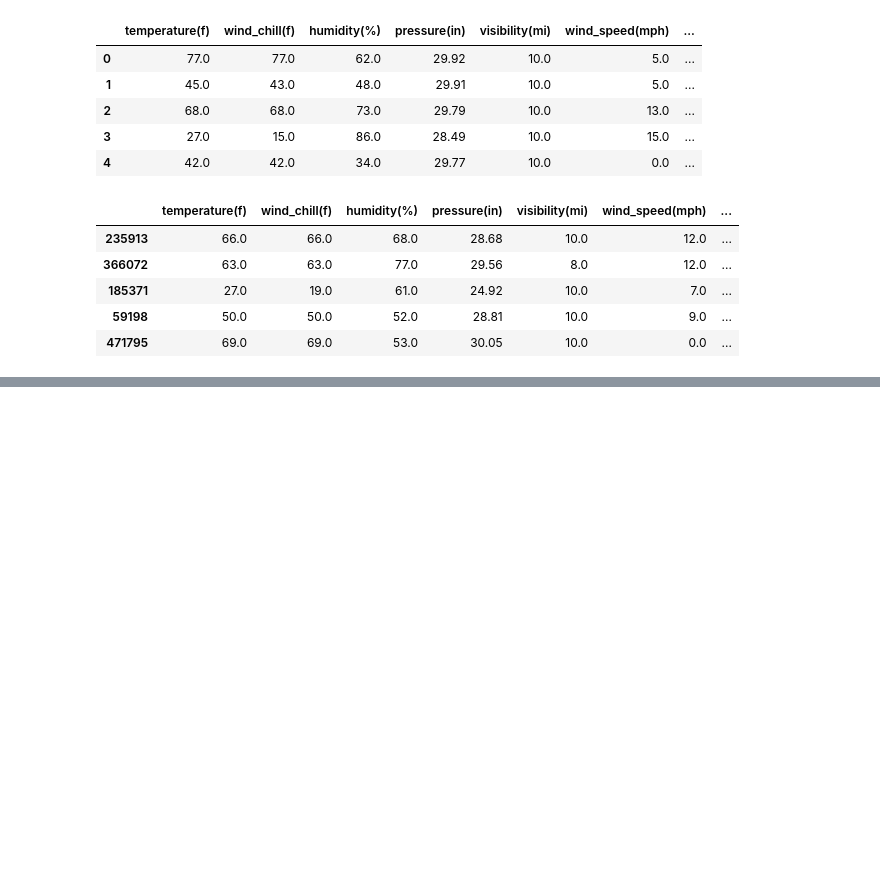
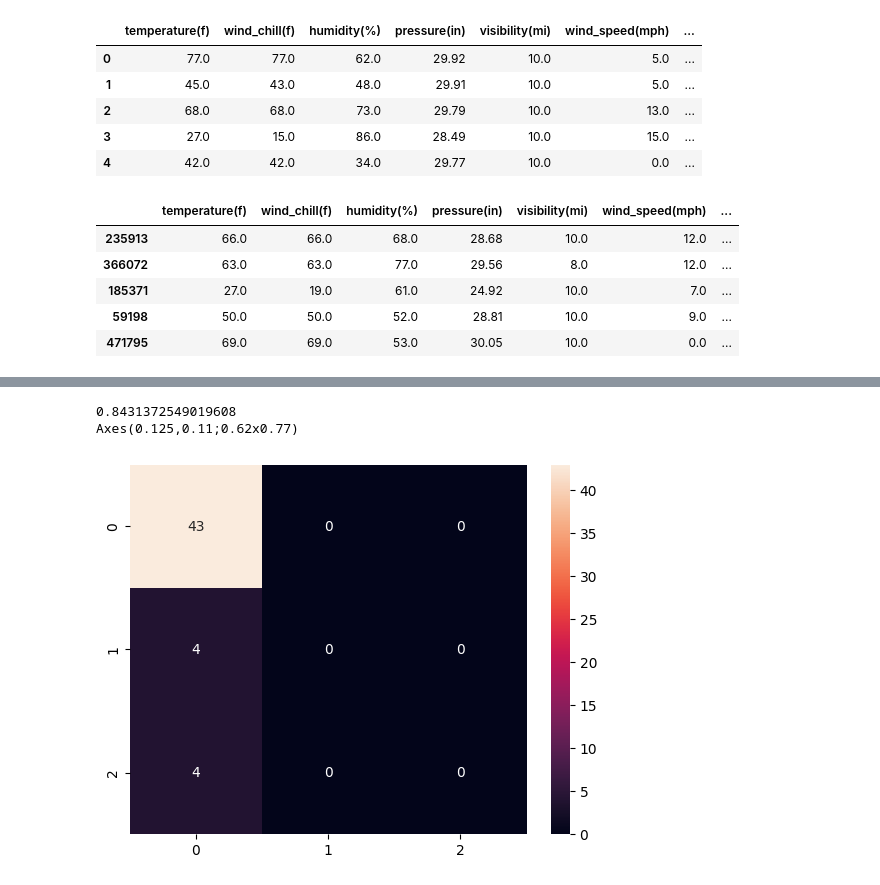
Before and after one commit to abiramvyas/US_Accidents, a Jupyter notebook: Modeling.ipynb, the cells around one changed output, grey strips where cells are left out. Cells and saved outputs as stored; diff of their text form; code cells hidden in the pictures; blank space fills up the shorter version.

```diff
--- a/Modeling.ipynb
+++ b/Modeling.ipynb
@@ -430,0 +488,19 @@ X_test.head()
+# %%
+from sklearn.svm import SVC
+from sklearn.metrics import confusion_matrix
+from sklearn.metrics import classification_report,accuracy_score
+svm_classifier_rbf = SVC(kernel='rbf',gamma='scale',C=5)
+svm_classifier_rbf.fit(X_train, y_train)
+
+# Make predictions
+y_pred_rbf = svm_classifier_rbf.predict(X_test)
+
+# Calculate accuracy
+accuracy = accuracy_score(y_test, y_pred_rbf)
+
+print(accuracy)
+print(sns.heatmap(confusion_matrix(y_test, y_pred_rbf),annot=True))
+# %% [output]
+0.8431372549019608
+Axes(0.125,0.11;0.62x0.77)
+[figure, added]
```
Also changed, not shown: parts of 5 cells of this notebook, 1 other file.
